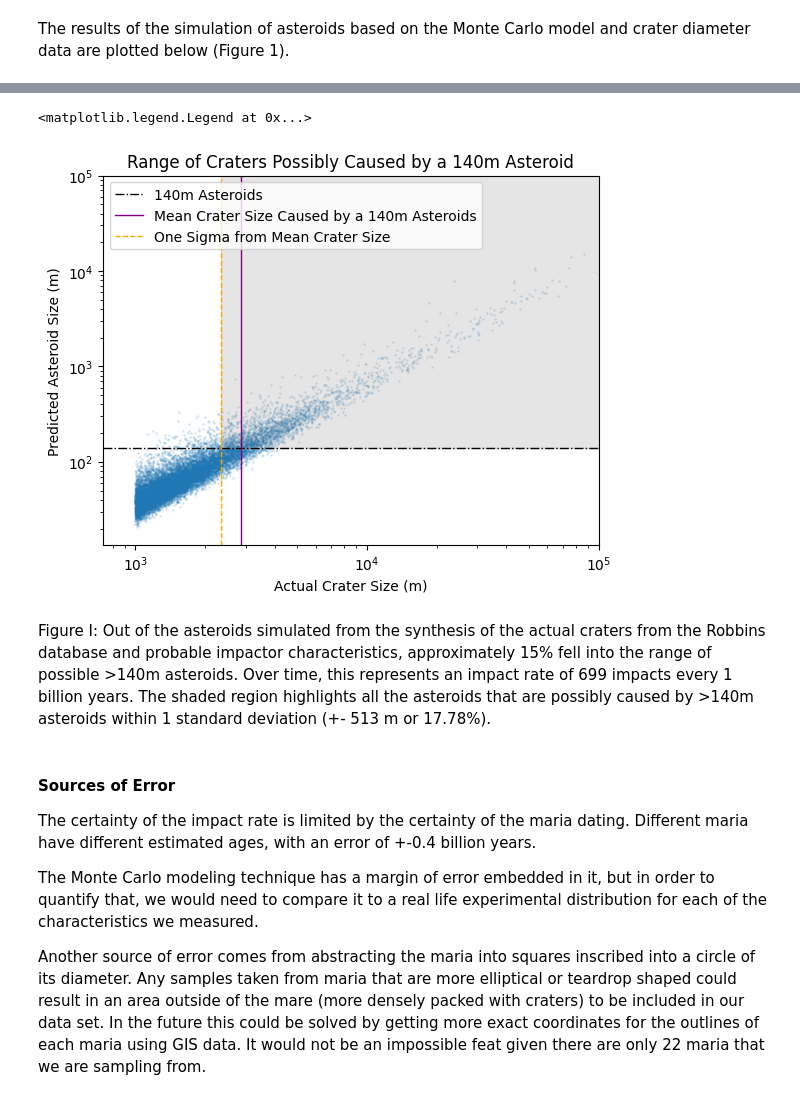
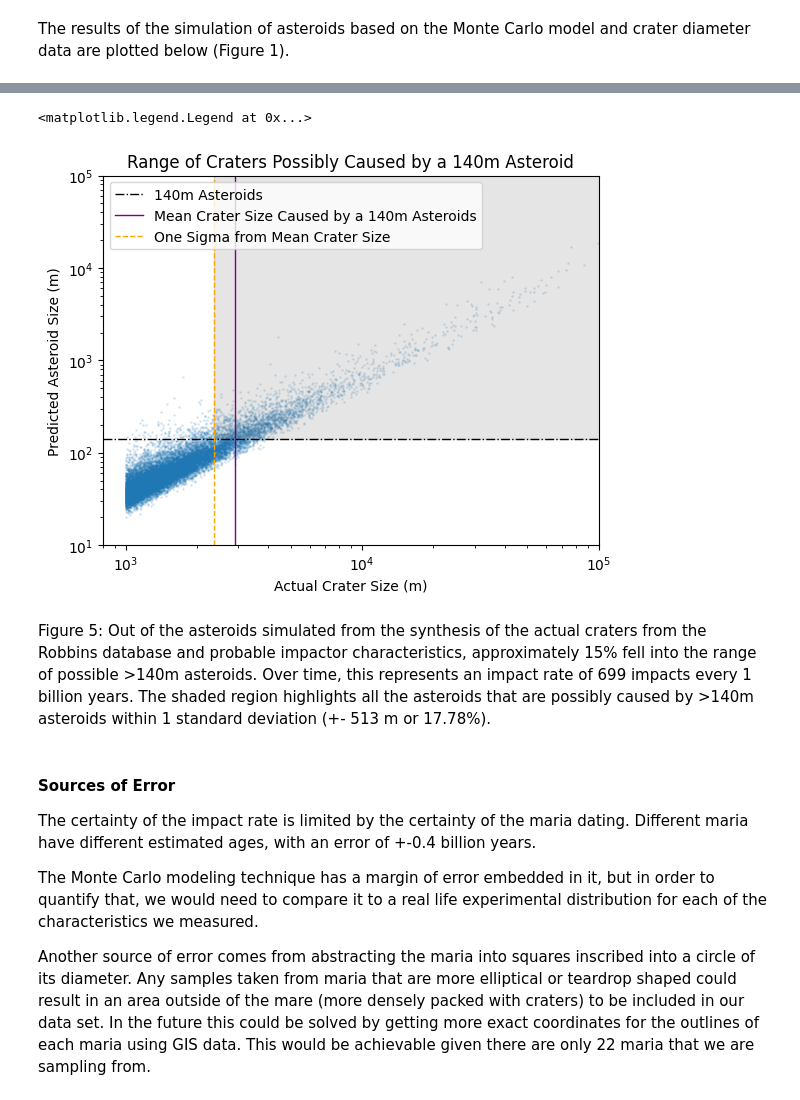
Before and after one commit to jlevitsky/AstroStatsFinal, a Jupyter notebook: FinalNotebook.ipynb, the cells around one changed output, grey strips where cells are left out. Drawn from its saved outputs; the diff is of its cells as text; code cells hidden in the pictures.

```diff
--- a/FinalNotebook.ipynb
+++ b/FinalNotebook.ipynb
@@ -339,32 +338,32 @@ Impact rate of >140m asteroids: 699.43 impacts/1 billion yrs
 # %%
 plt.scatter(actual_crater_diameters,predicted_asteroid_diam,s=1,alpha=.12)
 plt.xscale('log')
 plt.yscale('log')
 plt.xlabel('Actual Crater Size (m)')
 plt.ylabel('Predicted Asteroid Size (m)')
 plt.title('Range of Craters Possibly Caused by a 140m Asteroid')
 plt.axhline(140, color='black', linewidth=1, ls = 'dashdot', label='140m Asteroids')
 plt.axvline(mean_crater_size_140, color='purple', linewidth=1, label='Mean Crater Size Caused by a 140m Asteroids')
 plt.axvline(mean_crater_size_140-crater_standard_deviation_140, color='orange', ls = '--', linewidth=1, label='One Sigma from Mean Crater Size')
-plt.xlim(0,10**5)
-plt.ylim(0,10**5)
+plt.xlim(800,10**5)
+plt.ylim(10,10**5)
 
 x = np.linspace(mean_crater_size_140-crater_standard_deviation_140,1000000)# np.array([mean_crater_size_140-crater_standard_deviation_140, max(actual_crater_diameters)])
 y1 = 140
 y2=140+1000000
 plt.fill_between(x, y1, y2, color='Gray', alpha=0.2)
 plt.legend(loc = 'upper left')
 # %% [output]
 <matplotlib.legend.Legend at 0x...>
-[figure, old version]
+[figure, new version]
 # %% [markdown]
-Figure I: Out of the asteroids simulated from the synthesis of the actual craters from the Robbins database and probable impactor characteristics, approximately 15%  fell into the range of possible >140m asteroids. Over time, this represents an impact rate of 699 impacts every 1 billion years. The shaded region highlights all the asteroids that are possibly caused by >140m asteroids within 1 standard deviation (+- 513 m or 17.78%).
+Figure 5: Out of the asteroids simulated from the synthesis of the actual craters from the Robbins database and probable impactor characteristics, approximately 15%  fell into the range of possible >140m asteroids. Over time, this represents an impact rate of 699 impacts every 1 billion years. The shaded region highlights all the asteroids that are possibly caused by >140m asteroids within 1 standard deviation (+- 513 m or 17.78%).
 # %% [markdown]
 #### Sources of Error
 The certainty of the impact rate is limited by the certainty of the maria dating. Different maria have different estimated ages, with an error of +-0.4 billion years.
 
 The Monte Carlo modeling technique has a margin of error embedded in it, but in order to quantify that, we would need to compare it to a real life experimental distribution for each of the characteristics we measured.
 
-Another source of error comes from abstracting the maria into squares inscribed into a circle of its diameter. Any samples taken from maria that are more elliptical or teardrop shaped could result in an area outside of the mare (more densely packed with craters) to be included in our data set. In the future this could be solved by getting more exact coordinates for the outlines of each maria using GIS data. It would not be an impossible feat given there are only 22 maria that we are sampling from.
+Another source of error comes from abstracting the maria into squares inscribed into a circle of its diameter. Any samples taken from maria that are more elliptical or teardrop shaped could result in an area outside of the mare (more densely packed with craters) to be included in our data set. In the future this could be solved by getting more exact coordinates for the outlines of each maria using GIS data. This would be achievable given there are only 22 maria that we are sampling from.
 # %% [markdown]
 ## Conclusion
```
Also changed, not shown: parts of 24 cells of this notebook.
